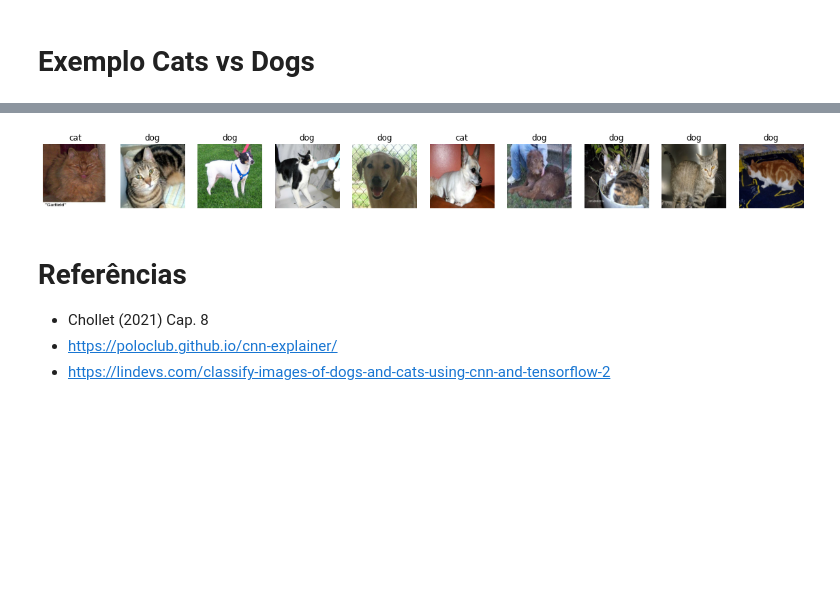
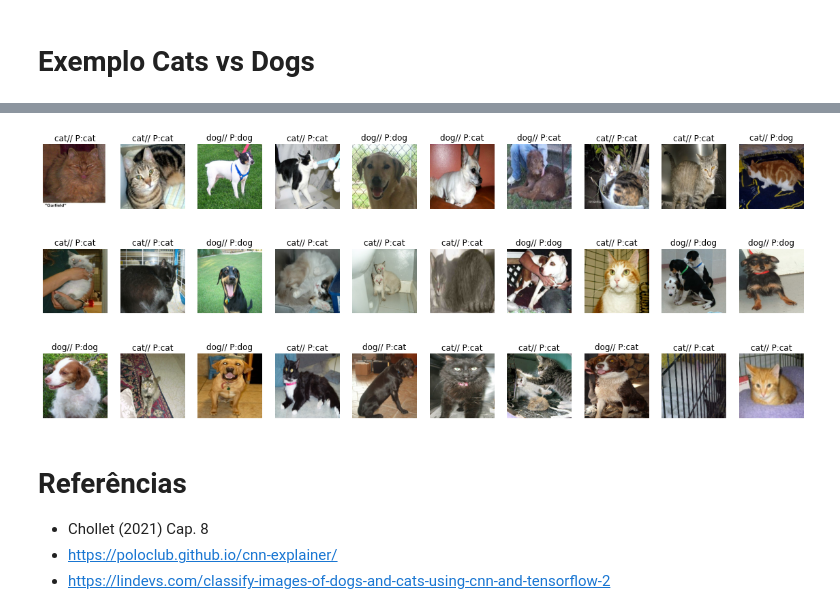
Before and after one commit to josenildosilva/ercemapi22-deep-learning-intro, a Jupyter notebook: Intro_DL_ERCEMAPI_parte_III_2022.ipynb, the cells around one changed output, grey strips where cells are left out. Saved outputs shown, nothing was run; the diff lists cells and outputs as text; code cells hidden in the pictures; blank space fills up the shorter version.

```diff
--- a/Intro_DL_ERCEMAPI_parte_III_2022.ipynb
+++ b/Intro_DL_ERCEMAPI_parte_III_2022.ipynb
@@ -212,10 +223,11 @@ trainDataset, validDataset,testDataset = tfds.load(name='cats_vs_dogs', split=sp
 # %%
 i = 0
 fig, ax = plt.subplots(1, 5,figsize=(16,5))
-for image, label in testDataset.take(5):
+images = testDataset.take(5)
+for image, label in images:
     ax[i].axis('off')
-    ax[i].set_title(classNames[int(label)])
-    ax[i].imshow(image)
+    ax[i].set_title(classNames[label[0]])
+    ax[i].imshow(image[0])
     i += 1
 plt.show()
 # %% [output]
@@ -291,19 +303,20 @@ model.evaluate(testDataset)
+# %%
+images = testDataset.take(30)
 # %%
-predictions = model.predict(testDataset.take(8))
-
 i = 0
-fig, ax = plt.subplots(1, 10,figsize=(20,8))
-for image, _ in testDataset.take(10):
-    predictedLabel = int(predictions[i] >= 0.5)
-
-    ax[i].axis('off')
-    ax[i].set_title(classNames[predictedLabel])
-    ax[i].imshow(image[0])
+fig, ax = plt.subplots(3, 10,figsize=(20,8))
+for image, rotulo in images:
+    prediction = model.predict(image)
+    predictedLabel = prediction[0] >0.5
+    ax[i//10][i%10].axis('off')
+    ax[i//10][i%10].set_title(classNames[rotulo[0]]+"// P:"+classNames[int(predictedLabel)])
+    #ax[i//10][i%10].set_title(classNames[rotulo[0]])
+    ax[i//10][i%10].imshow(image[0])
     i += 1
 
-plt.show()
+#plt.show()
 # %% [output]
-[figure, old version]
+[figure, new version]
 # %% [markdown]
 # Referências
 - Chollet (2021) Cap. 8
```
Also changed, not shown: parts of 13 cells of this notebook.
